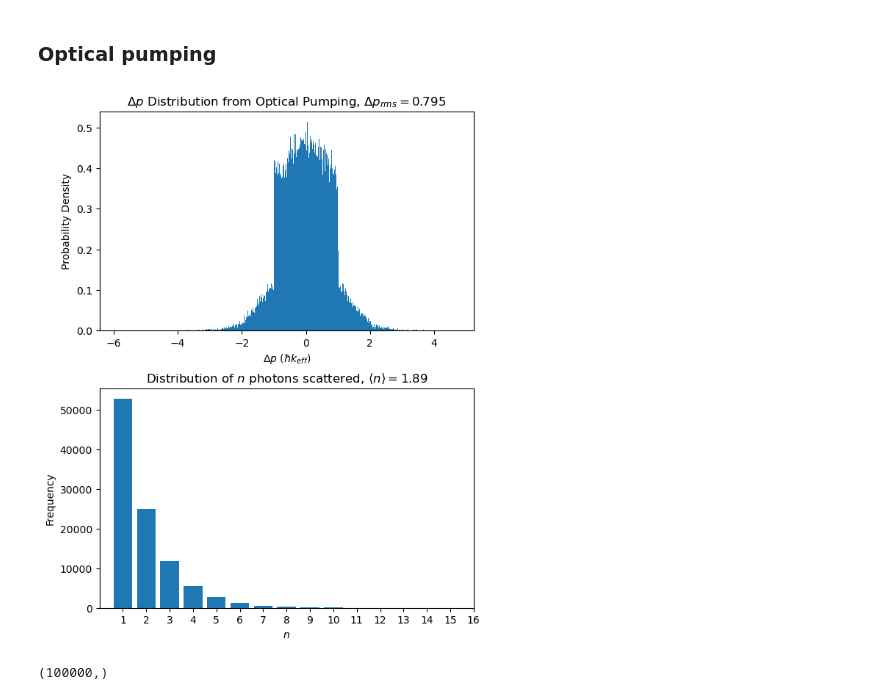
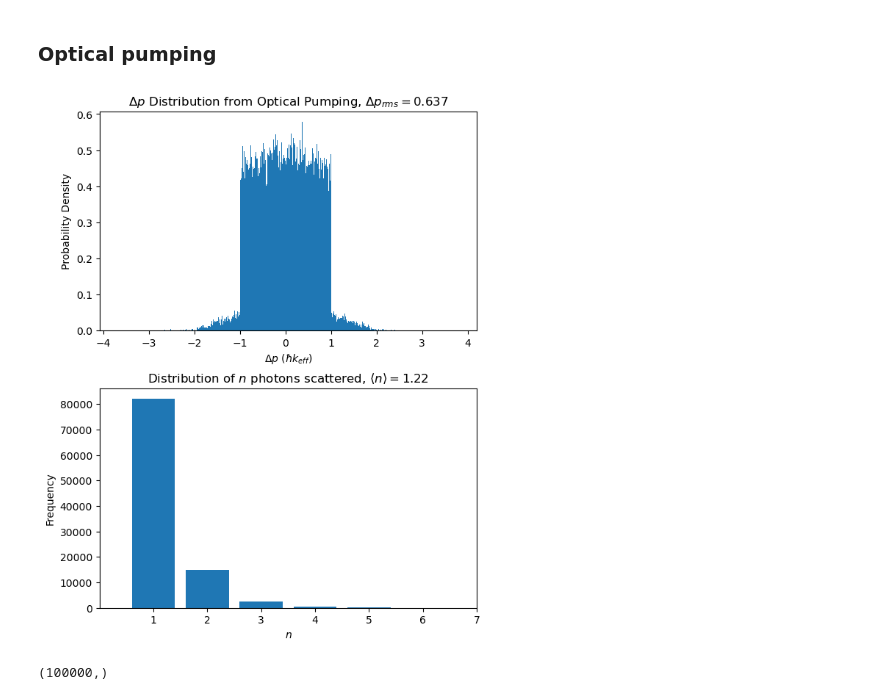
Before and after one commit to tr2g20/simulations, a Jupyter notebook: optical pumping.ipynb, the cells around one changed output. Saved outputs shown, nothing was run; the diff lists cells and outputs as text; code cells hidden in the pictures.

```diff
--- a/optical pumping.ipynb
+++ b/optical pumping.ipynb
@@ -117,40 +117,40 @@ plt.show()
 ### Optical pumping
 # %%
 # random walks
-ground_state_ratio = 0.528
+ground_state_ratio = 0.82
 
 N = 100000
 p_dist = np.zeros(N)
 n_dist = np.zeros(N)
 
 for i in range(N):
     p, n = p_shift_random_walk(ground_state_ratio=ground_state_ratio)
     p_dist[i] = p
     n_dist[i] = n
 
 n_photons, n_photons_counts = np.unique(n_dist, return_counts=True)
 p_dist = p_dist/2
 
 fig1, (ax1, ax2) = plt.subplots(2, 1, figsize=(6, 7.5), layout= 'constrained')
 
 ax1.hist(x= p_dist, bins = 1000, density=True)
 ax2.bar(x= n_photons, height=n_photons_counts)
 
 ax1.set_title(rf'$\Delta p$ Distribution from Optical Pumping, $\Delta p_{{rms}} =${np.sqrt(np.mean(p_dist**2)):.3g}')
 ax1.set_xlabel(r'$\Delta p$ ($\hbar k_{eff}$)')
 ax1.set_ylabel('Probability Density')
 # ax1.set_xlim(-2,0)
 
 ax2.set_title(rf'Distribution of $n$ photons scattered, $\langle n\rangle =${np.mean(n_dist):.3g}')
 ax2.set_xlabel(r'$n$')
 ax2.set_ylabel(r'Frequency')
 ax2.set_xlim(0,np.max(n_dist))
 ax2.set_xticks(np.arange(n_photons[0],n_photons[-1]+1))
 
 
 plt.show()
 # %% [output]
-[figure, old version]
+[figure, new version]
 # %%
 N = 100000
 Temp = 0.1e-6
```
Also changed, not shown: 17 other files.
